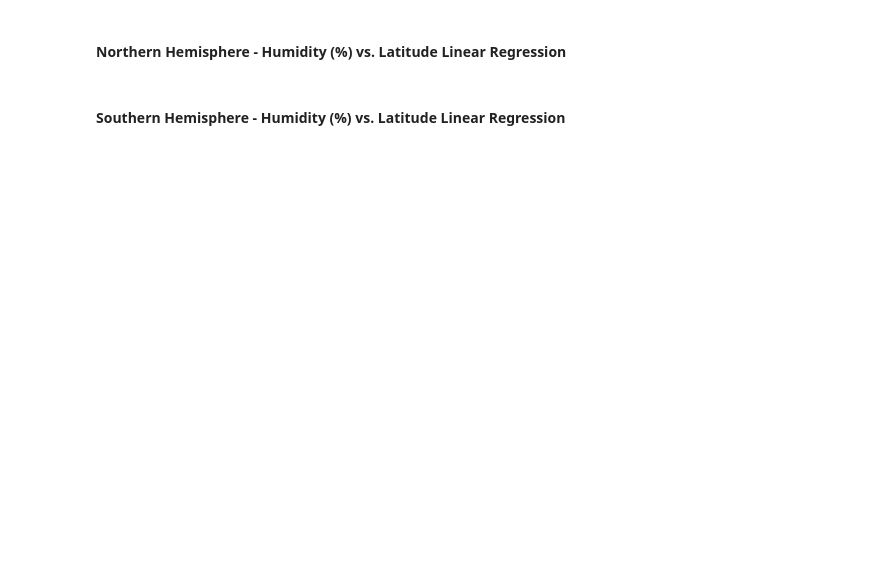
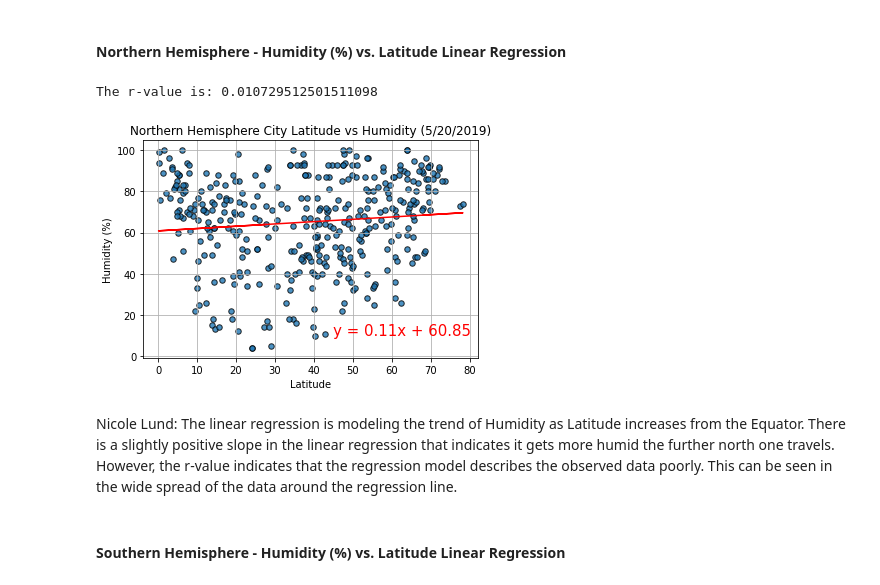
Before and after one commit to NicoleLund/pythonAPI-weatherAnalysis, a Jupyter notebook: WeatherPy/WeatherPy.ipynb, the cells around one changed output. Cells and saved outputs as stored; diff of their text form; code cells hidden in the pictures; blank space fills up the shorter version.

```diff
--- a/WeatherPy/WeatherPy.ipynb
+++ b/WeatherPy/WeatherPy.ipynb
@@ -413,4 +416,34 @@ The r-value is: 0.7668153152076324
 # %% [markdown]
 ####  Northern Hemisphere - Humidity (%) vs. Latitude Linear Regression
+# %%
+# Calculate Linear Regression
+y_regress, line_text = regress_line(df_wx_data_clean_N_hemi["Lat"],df_wx_data_clean_N_hemi["Humidity"])
+
+# Plot the data
+df_wx_data_clean_N_hemi.plot(
+    "Lat","Humidity",
+    title=f"Northern Hemisphere City Latitude vs Humidity ({collection_date})",
+    kind='scatter',
+    grid=True,
+    style="o",
+    facecolors="blue",
+    edgecolors="black",
+    alpha = 0.8,
+    s=30
+    )
+
+plt.plot(df_wx_data_clean_N_hemi["Lat"],y_regress,"r-")
+plt.annotate(line_text,(45,10),fontsize=15,color="red")
+
+plt.xlabel("Latitude")
+plt.ylabel("Humidity (%)")
+
+plt.savefig("output_data/north_lat_humidity.png",facecolor='w')
+plt.show()
+# %% [output]
+The r-value is: 0.010729512501511098
+[figure, added]
+# %% [markdown]
+Nicole Lund: The linear regression is modeling the trend of Humidity as Latitude increases from the Equator. There is a slightly positive slope in the linear regression that indicates it gets more humid the further north one travels.  However, the r-value indicates that the regression model describes the observed data poorly. This can be seen in the wide spread of the data around the regression line.
 # %% [markdown]
 ####  Southern Hemisphere - Humidity (%) vs. Latitude Linear Regression
```
Also changed, not shown: parts of 21 cells of this notebook, 16 other files.
